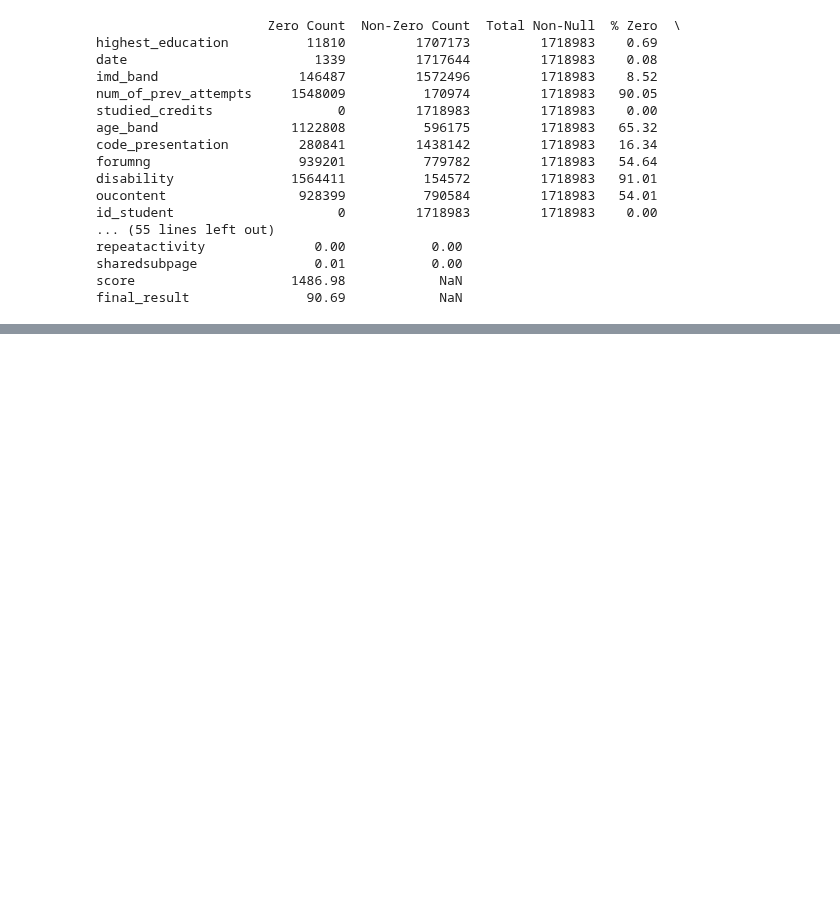
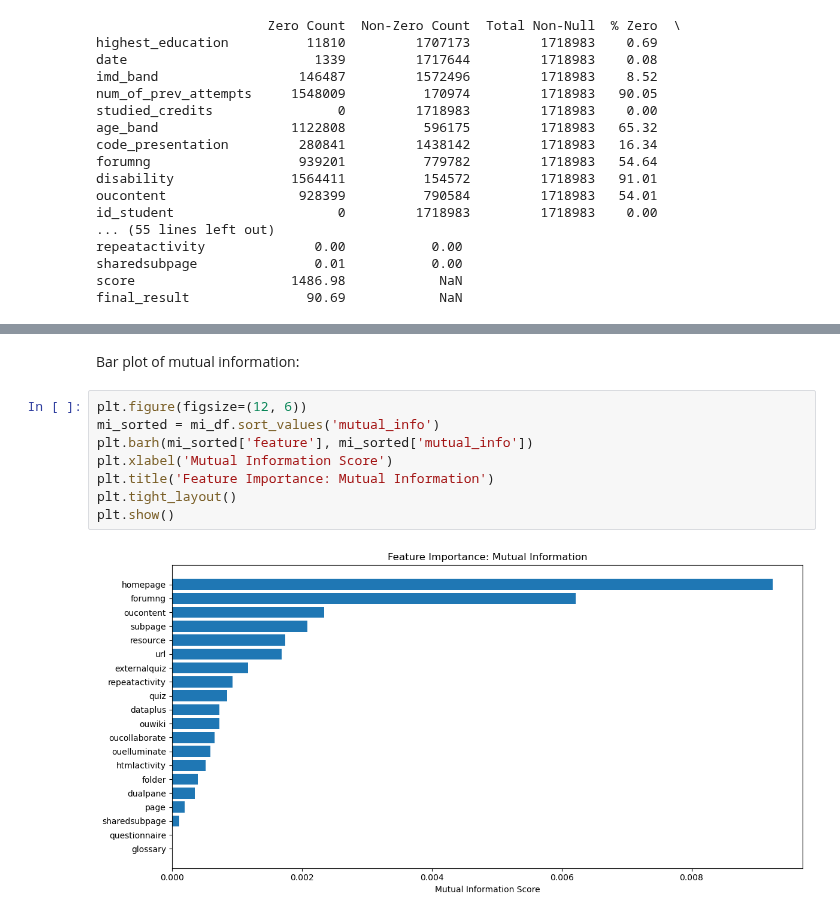
Before and after one commit to Erdos-Projects/fall-2025-risk-factors-in-online-courses, a Jupyter notebook: EDA_Sandbox_1.ipynb, the cells around one changed output, grey strips where cells are left out. Saved outputs shown, nothing was run; the diff lists cells and outputs as text; blank space fills up the shorter version.

```diff
--- a/EDA_Sandbox_1.ipynb
+++ b/EDA_Sandbox_1.ipynb
@@ -138,0 +280,12 @@ None of the individual interaction features seem to explain much of the variance
+# %% [markdown]
+Bar plot of mutual information:
+# %%
+plt.figure(figsize=(12, 6))
+mi_sorted = mi_df.sort_values('mutual_info')
+plt.barh(mi_sorted['feature'], mi_sorted['mutual_info'])
+plt.xlabel('Mutual Information Score')
+plt.title('Feature Importance: Mutual Information')
+plt.tight_layout()
+plt.show()
+# %% [output]
+[figure, added]
```
Also changed, not shown: parts of 16 cells of this notebook.
